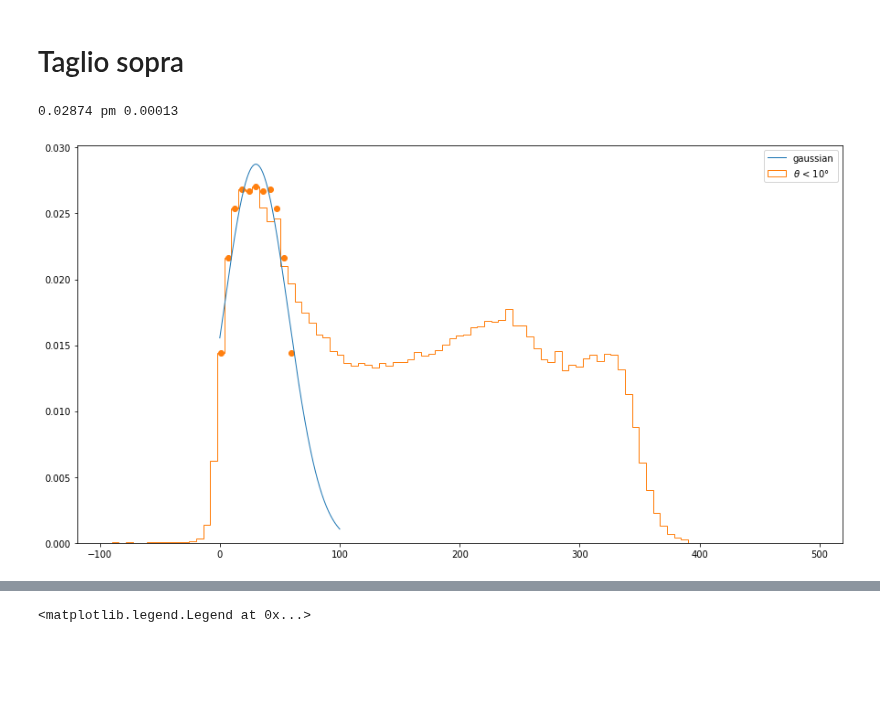
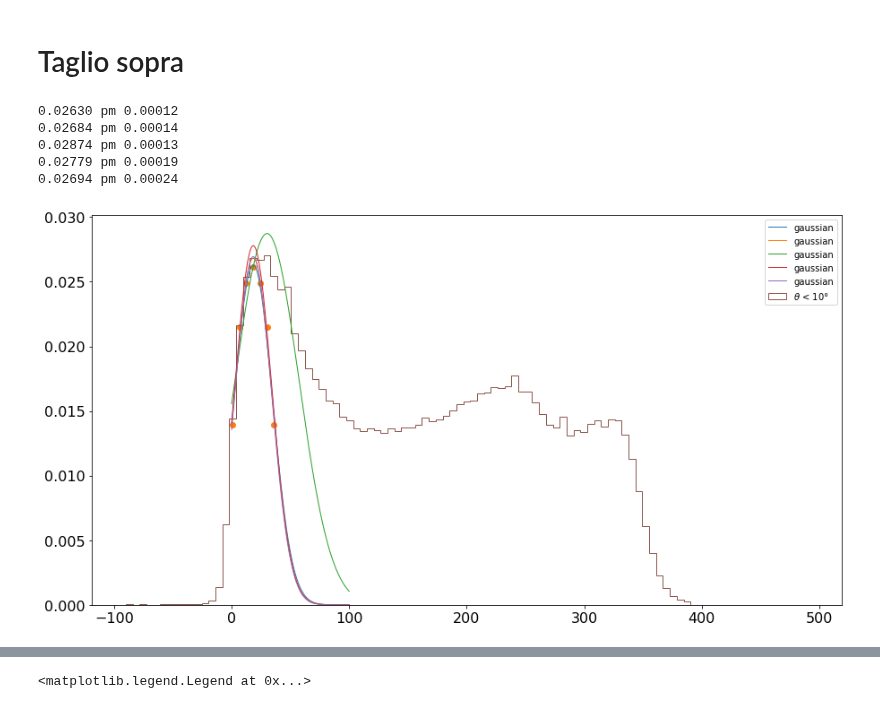
Before and after one commit to GiacomoFrn/Advanced-DQM-for-DT-detector, a Jupyter notebook: correlations/correlations_eda_54.ipynb, the cells around one changed output, grey strips where cells are left out. Cells and saved outputs as stored; diff of their text form; code cells hidden in the pictures; blank space fills up the shorter version.

```diff
--- a/correlations/correlations_eda_54.ipynb
+++ b/correlations/correlations_eda_54.ipynb
@@ -259,21 +259,23 @@ high_cuts = [
 # %%
 # bin the time box for each (low) cut value
 hists         = [np.histogram(df[cut].drift_time, bins=bins)[0] for cut in low_cuts]
+low_hist_bins = [np.histogram( df[cut].drift_time, bins=bins )[1] for cut in low_cuts ]
+
 low_norms     = [np.sum(h) for h in hists]
 low_hists     = [normalize(h) for h in hists]
 low_err       = [np.sqrt(h/n) for h,n in zip(low_hists,low_norms)]
 # find the maximum of the left edge peak
-# TO DO: use a gaussian fit to find the best estimate of the maximum
 low_peaks     = [h.max() for h in low_hists]
 low_peaks_err = [e.max() for e in low_err]      # HORRIBLE WAY TO SELECT THE CORRESPONDING UNCERTAINTY
 
 # bin the time box for each (high) cut value
 hists          = [np.histogram(df[cut].drift_time, bins=bins)[0] for cut in high_cuts]
+high_hist_bins = [np.histogram( df[cut].drift_time, bins=bins )[1] for cut in high_cuts ]
+
 high_norms     = [np.sum(h) for h in hists]
 high_hists     = [normalize(h) for h in hists]
 high_err       = [np.sqrt(h/n) for h,n in zip(high_hists,high_norms)]
 # find the maximum of the left edge peak
-# TO DO: use a gaussian fit to find the best estimate of the maximum
 high_peaks     = [h.max() for h in high_hists]
 high_peaks_err = [e.max() for e in high_err]    # HORRIBLE WAY TO SELECT THE CORRESPONDING UNCERTAINTY
 # %%
@@ -745,17 +755,25 @@ gauss_up_peaks = []
 lor_up_peaks = []
 gauss_up_err = []
 
-for cut in high_cuts[2:3]:
-    df_prova = df[ cut ]
-    p, b = np.histogram(df_prova.drift_time, bins=bins)
-    p_norm = normalize(p)
+# for cut in high_cuts[2:3]:
+#     df_prova = df[ cut ]
+#     p, b = np.histogram(df_prova.drift_time, bins=bins)
+#     p_norm = normalize(p)
+#     bin_centers = (b[1:]+b[:-1])/2
+
+#     #incertezze sulle y cioè sulle probabilità:
+#     norm = sum(p)
+#     err = [np.sqrt(h / norm) for h in p_norm] #errore su tutti i p
+
+#     DF = pd.DataFrame({'prob':p_norm, 'bin_cent':bin_centers, 'err':err})
+#     DF = DF[ (DF['bin_cent'] > 0) & (DF['bin_cent'] <97)  ]
+#     DF = DF.reset_index(drop=True)
+
+for p,b,err in zip(high_hists, high_hist_bins, high_err ):
+
     bin_centers = (b[1:]+b[:-1])/2
 
-    #incertezze sulle y cioè sulle probabilità:
-    norm = sum(p)
-    err = [np.sqrt(h / norm) for h in p_norm] #errore su tutti i p
-
-    DF = pd.DataFrame({'prob':p_norm, 'bin_cent':bin_centers, 'err':err})
+    DF = pd.DataFrame({'prob':p, 'bin_cent':bin_centers, 'err':err})
     DF = DF[ (DF['bin_cent'] > 0) & (DF['bin_cent'] <97)  ]
     DF = DF.reset_index(drop=True)
 
@@ -783,34 +801,38 @@ for cut in high_cuts[2:3]:
     sigma=final_df['err'],
     absolute_sigma=True
     )
     # popt_lor, _ = curve_fit(lorentzian, final_df['bin_cent'], final_df['prob'], p0=[0.02, 20, 10])
 
     y_gauss = gaussian(xx,*popt_gauss)
     gauss_up_peaks.append( y_gauss.max() )
 
     sigma = np.sqrt(np.diagonal(covar)) #array con i 3 errori sui 3 parametri stimati da curve fit
     #di questi prendiamo solo il primo errore che è quello commesso sullo scale parameter (picco)
     gauss_up_err.append(sigma[0])
     ax.plot(xx, gaussian(xx,*popt_gauss), linewidth=1, label='gaussian')
 
 
 for h, theta in zip(high_hists[2:3], thetas):
     ax.hist(
         bins[:-1],
         bins=bins,
         weights=h,
         histtype="step",
         label=r"$\theta$ < "+str(theta)+"°"
     )
     ax.scatter(final_df['bin_cent'], final_df['prob'])
 
 ax.legend()
 
 for p,e in zip(gauss_up_peaks, gauss_up_err):
     print(f'{p:.5f} pm {e:.5f}')
 # %% [output]
+0.02630 pm 0.00012
+0.02684 pm 0.00014
 0.02874 pm 0.00013
+0.02779 pm 0.00019
+0.02694 pm 0.00024
-[figure, old version]
+[figure, new version]
 # %%
 gauss_par, _ = curve_fit(
     f=lin,
```
Also changed, not shown: parts of 10 cells of this notebook.
